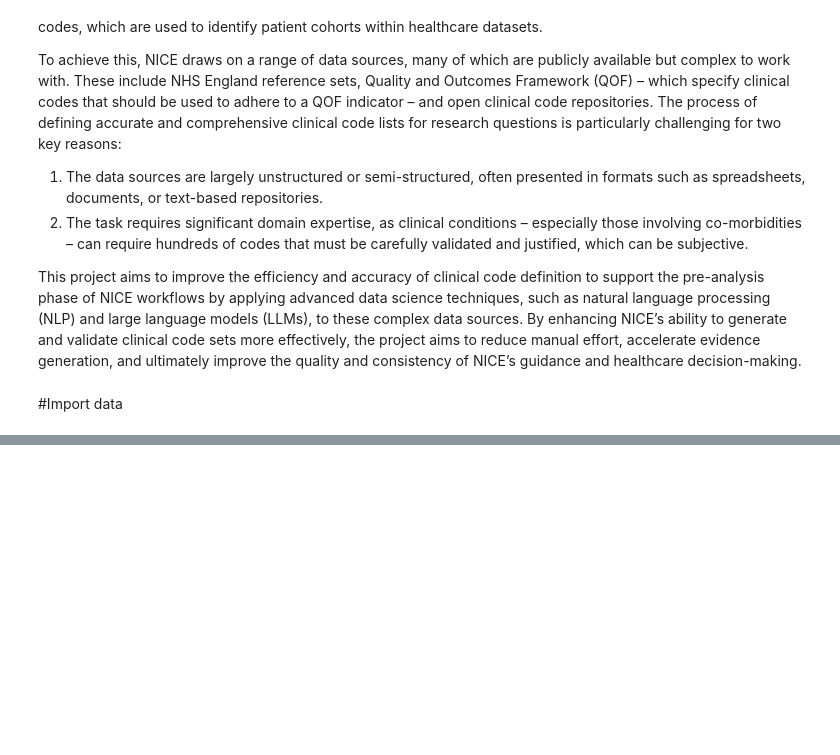
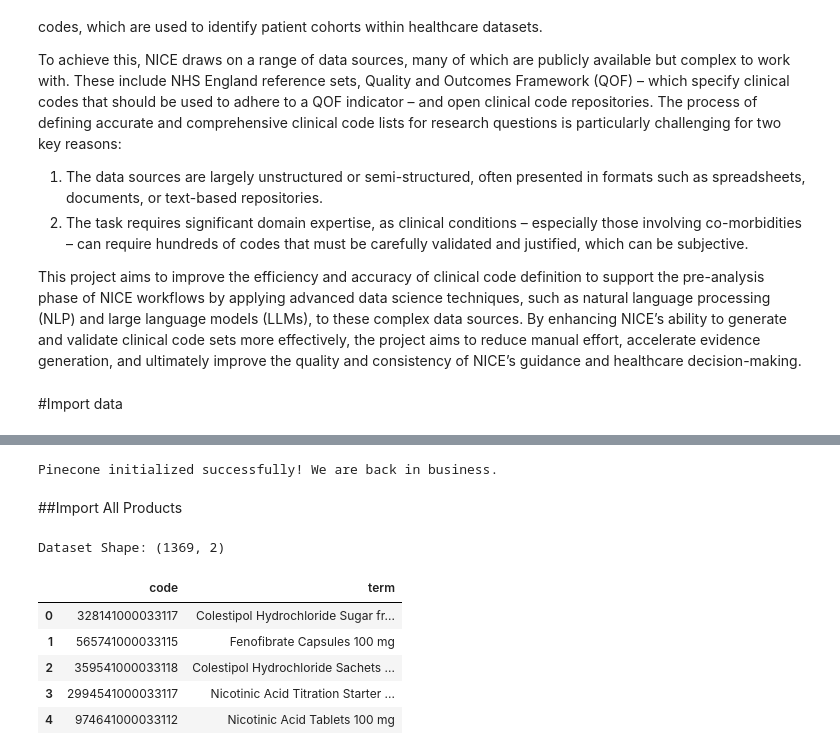
Before and after one commit to pgmanuel/CAM_C04_NICE_Project, a Jupyter notebook: CAM_Project/src/test_CAM_NICE_PROJECT_2.ipynb, the cells around one changed output, grey strips where cells are left out. Drawn from its saved outputs; the diff is of its cells as text; code cells hidden in the pictures; blank space fills up the shorter version.

```diff
--- a/CAM_Project/src/test_CAM_NICE_PROJECT_2.ipynb
+++ b/CAM_Project/src/test_CAM_NICE_PROJECT_2.ipynb
@@ -46,0 +49,12 @@ google-colab 1.0.0 requires pandas==2.2.2, but you have pandas 2.3.3 which is in
+# %%
+import os
+from pinecone import Pinecone
+
+# Initialize the Pinecone client
+# (Remember to use your NEW API key!)
+pc = Pinecone(api_key="pcsk_4ZbMjE_QZHYm2hAMpnoEhvAPFfgFH5Gp61SbC1hPx7JZwZEU9K8a9xzCCEmjEzaKWkW7HV")
+index = pc.Index("nice")
+
+print("Pinecone initialized successfully! We are back in business.")
+# %% [output]
+Pinecone initialized successfully! We are back in business.
@@ -46,0 +70,2 @@ google-colab 1.0.0 requires pandas==2.2.2, but you have pandas 2.3.3 which is in
+# %% [markdown]
+##Import All Products
@@ -46,0 +74,12 @@ google-colab 1.0.0 requires pandas==2.2.2, but you have pandas 2.3.3 which is in
+# %%
+# Display basic info
+print(f"Dataset Shape: {products_data.shape}")
+products_data.head()
+# %% [output]
+Dataset Shape: (1369, 2)
+|  | code | term |
+| 0 | 328141000033117 | Colestipol Hydrochloride Sugar fr... |
+| 1 | 565741000033115 | Fenofibrate Capsules 100 mg |
+| 2 | 359541000033118 | Colestipol Hydrochloride Sachets ... |
+| 3 | 2994541000033117 | Nicotinic Acid Titration Starter ... |
+| 4 | 974641000033112 | Nicotinic Acid Tablets 100 mg |
```
Also changed, not shown: parts of 34 cells of this notebook.
